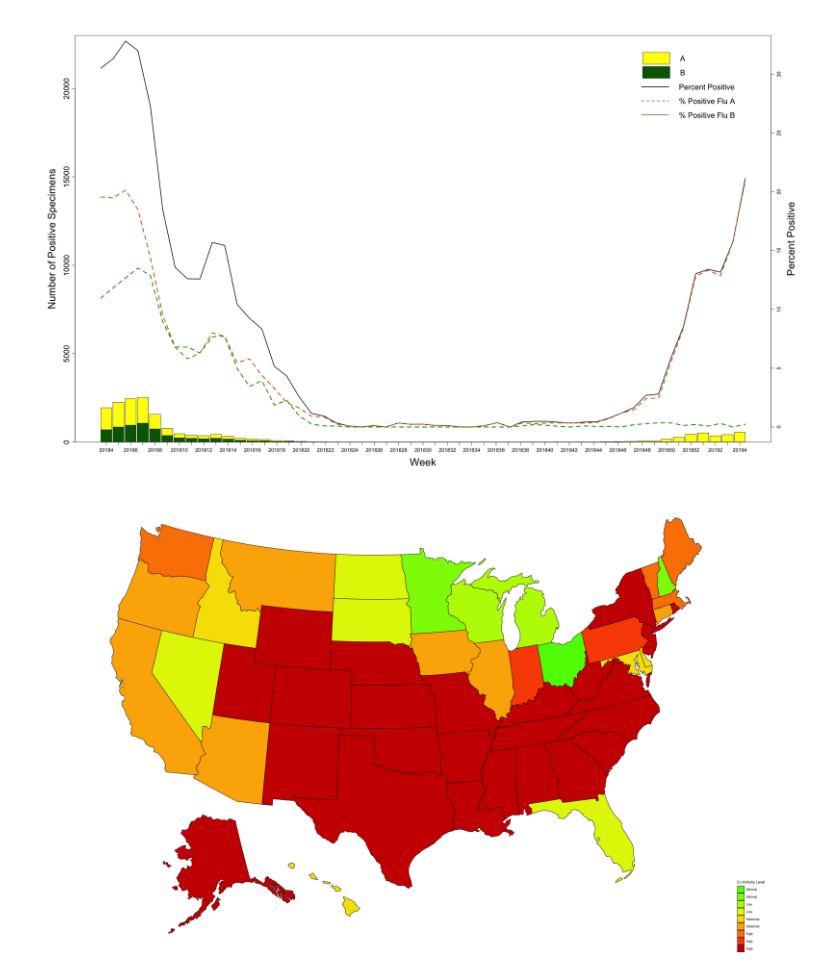
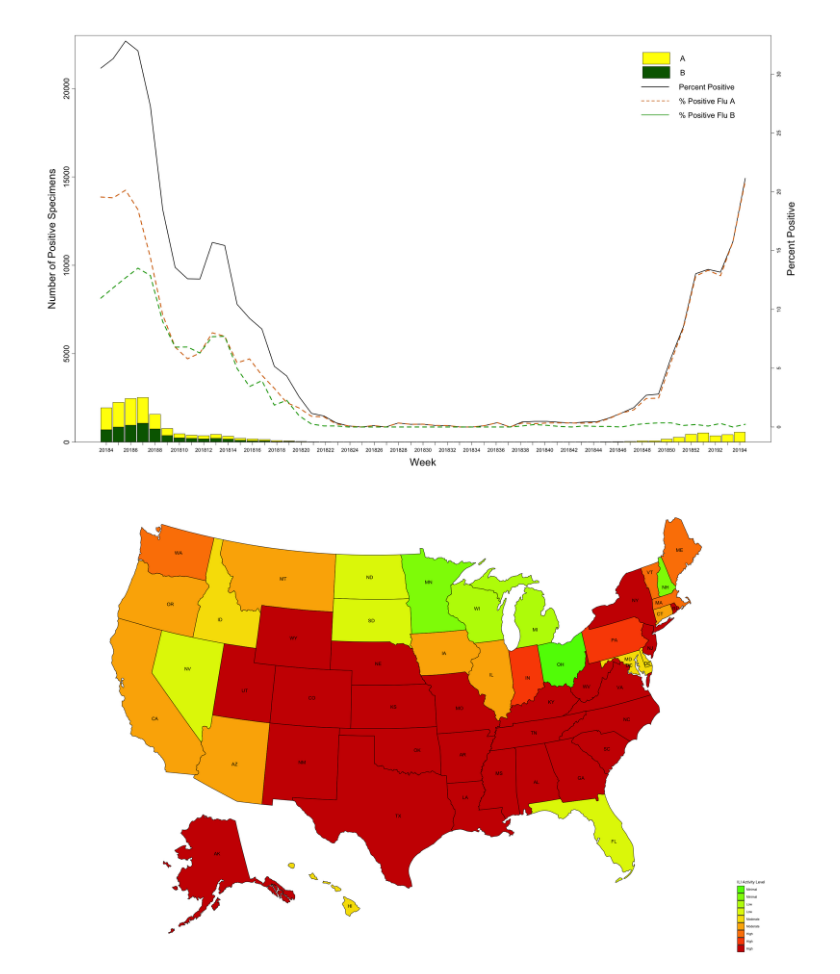
Before and after one commit to nullbringer/Exploratory-Data-Analysis, a Jupyter notebook: Lab1/part2/Lab1Part2.ipynb, the cells around one changed output. Saved outputs shown, nothing was run; the diff lists cells and outputs as text; code cells hidden in the pictures.

```diff
--- a/Lab1/part2/Lab1Part2.ipynb
+++ b/Lab1/part2/Lab1Part2.ipynb
@@ -232,44 +236,40 @@ legend("topleft",inset=c(0.765,0.08),legend=lineLegend, col=c("black", "#CC6600"
 # %% [output]
 [figure]
 # %%
-library(usmap)
-library(ggplot2)
 
-
-library(tidyr)
 
 ili_activity_level = read.csv("StateDataforMap_2018-19week7.csv")
 act <- ili_activity_level[c(1,4,5)]
 names(act) <- c("full","level","label")
 # nrow(act)
 # act
 # statepop
 
 state_data <- merge(statepop,act, by="full")
 # nrow(state_data)
 
 
 
 state_data <-separate(data = state_data, col = level, into = c("leveltext", "levelvalue"), sep = " ")
 
 # state_data$levelvalue <- as.character(state_data$levelvalue)
 state_data$levelvalue[nchar(state_data$levelvalue) < 2 ] <- paste("0",state_data$levelvalue[nchar(state_data$levelvalue) < 2 ] , sep = "")
 # state_data
 
 
 color_pallete <- c("00" = "#FFFFFF", "01" = "#00C200", "02" = "#5BF700", "03" = "#8CF700",
                    "04" = "#BAF700", "05" = "#E0F500", "06" = "#F7DF00", "07" = "#FCB100",
                    "08" = "#FC8200",  "09" = "#FA4F00", "10" = "#CC0000")
 
 
 label_list <- unique(state_data[c("levelvalue", "label")])
 
-plot_usmap(data = state_data, values = "levelvalue") +
+plot_usmap(data = state_data, values = "levelvalue",  labels = TRUE) +
 scale_fill_manual(values = color_pallete, name= "ILI Activity Level",guide = 'legend', labels= label_list[order(label_list$levelvalue),][["label"]] ) +
 
 theme(legend.position = "right")
 # %% [output]
-[figure, old version]
+[figure, new version]
 # %%
 ili_activity_level = read.csv("StateDatabyWeekforMap_2018-19week40-4.csv")
 act <- ili_activity_level[c(1,4,5,7)]
```
Also changed, not shown: parts of 4 cells of this notebook.
